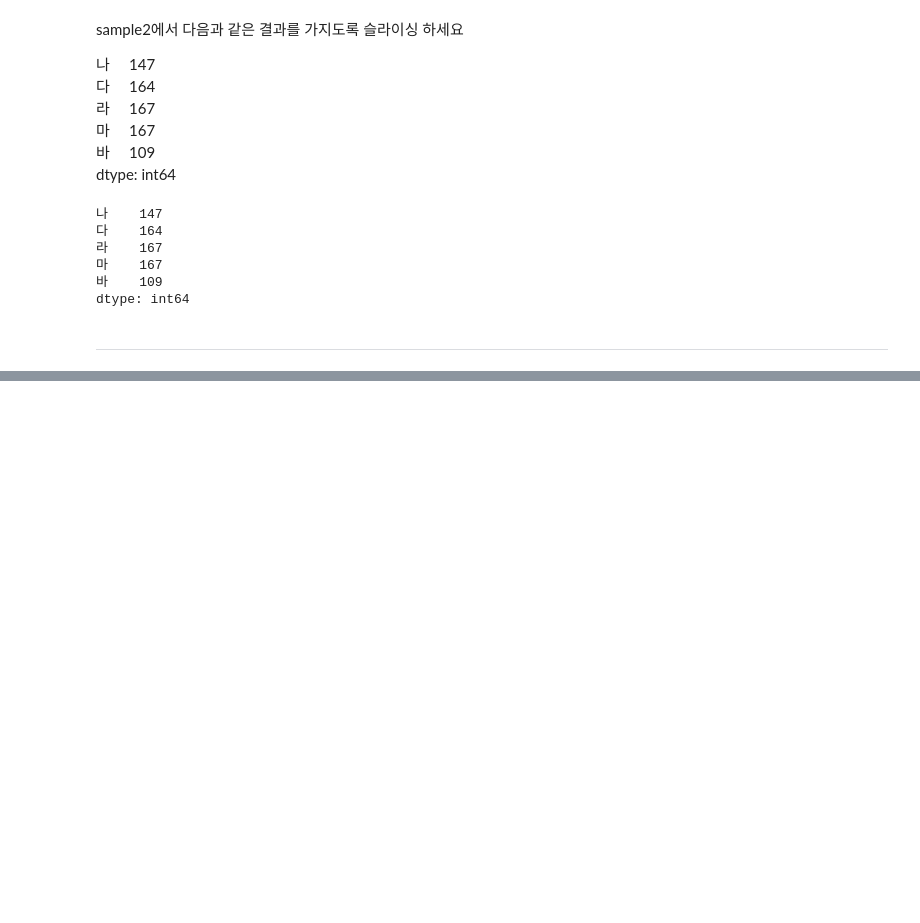
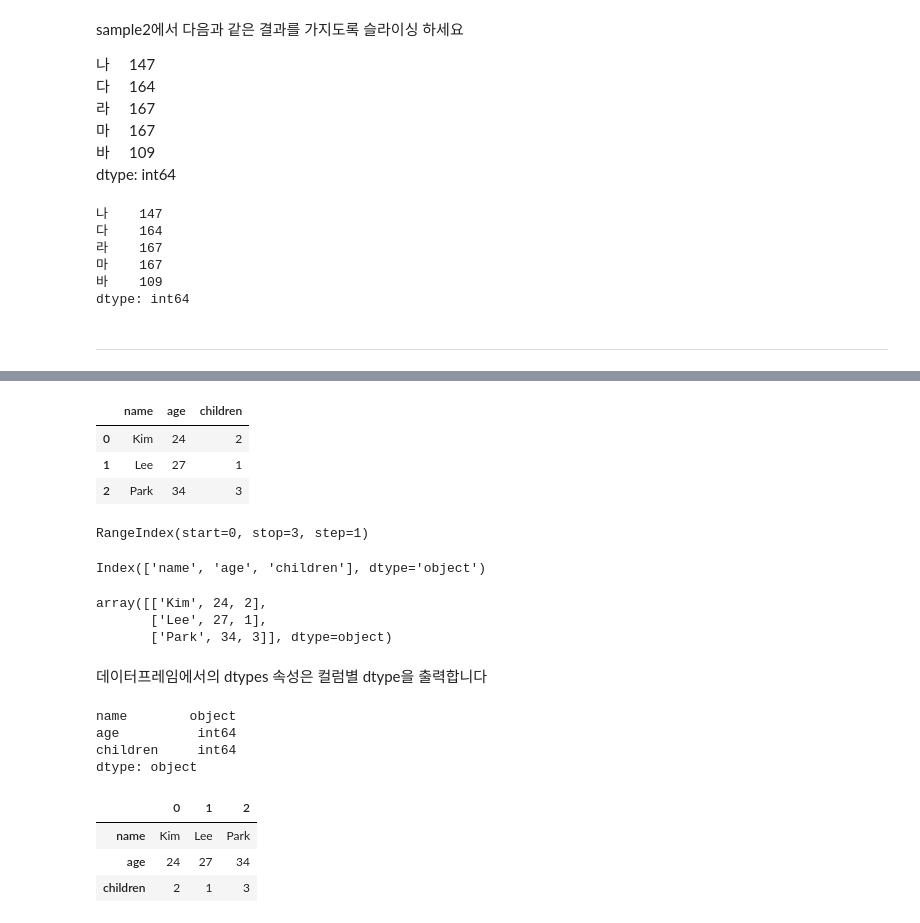
Before and after one commit to froggy-hyun/pandas_note, a Jupyter notebook: 00. 판다스(Pandas) 기본 자료구조.ipynb, the cells around one changed output, grey strips where cells are left out. Drawn from its saved outputs; the diff is of its cells as text; code cells hidden in the pictures; blank space fills up the shorter version.

```diff
--- a/00. 판다스(Pandas) 기본 자료구조.ipynb
+++ b/00. 판다스(Pandas) 기본 자료구조.ipynb
@@ -765,0 +832,44 @@ dtype: int64
+# %%
+data = {
+    'name': ['Kim', 'Lee', 'Park'],
+    'age': [24, 27, 34],
+    'children': [2, 1, 3]
+}
+
+df = pd.DataFrame(data)
+df
+# %% [output]
+|  | name | age | children |
+| 0 | Kim | 24 | 2 |
+| 1 | Lee | 27 | 1 |
+| 2 | Park | 34 | 3 |
+# %%
+df.index
+# %% [output]
+RangeIndex(start=0, stop=3, step=1)
+# %%
+df.columns
+# %% [output]
+Index(['name', 'age', 'children'], dtype='object')
+# %%
+df.values
+# %% [output]
+array([['Kim', 24, 2],
+       ['Lee', 27, 1],
+       ['Park', 34, 3]], dtype=object)
+# %% [markdown]
+데이터프레임에서의 dtypes 속성은 컬럼별 dtype을 출력합니다
+# %%
+df.dtypes
+# %% [output]
+name        object
+age          int64
+children     int64
+dtype: object
+# %%
+df.T
+# %% [output]
+|  | 0 | 1 | 2 |
+| name | Kim | Lee | Park |
+| age | 24 | 27 | 34 |
+| children | 2 | 1 | 3 |
```
Also changed, not shown: parts of 28 cells of this notebook.
